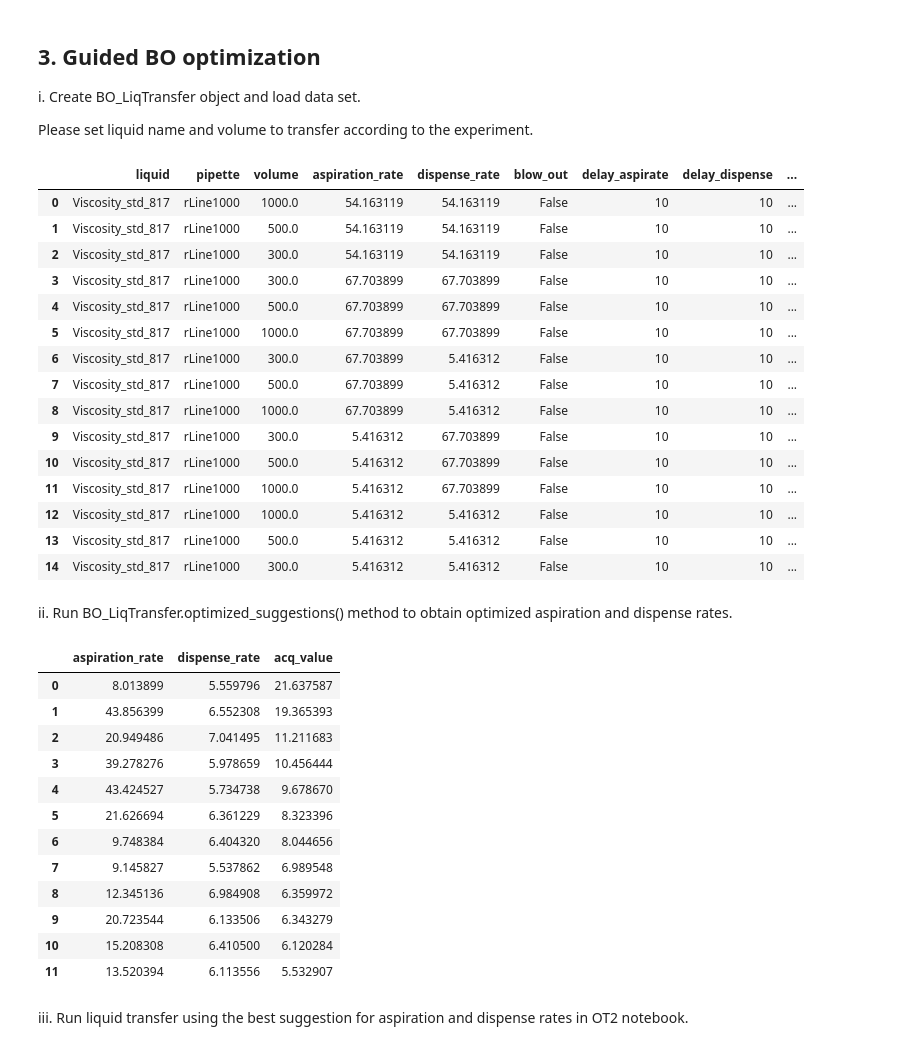
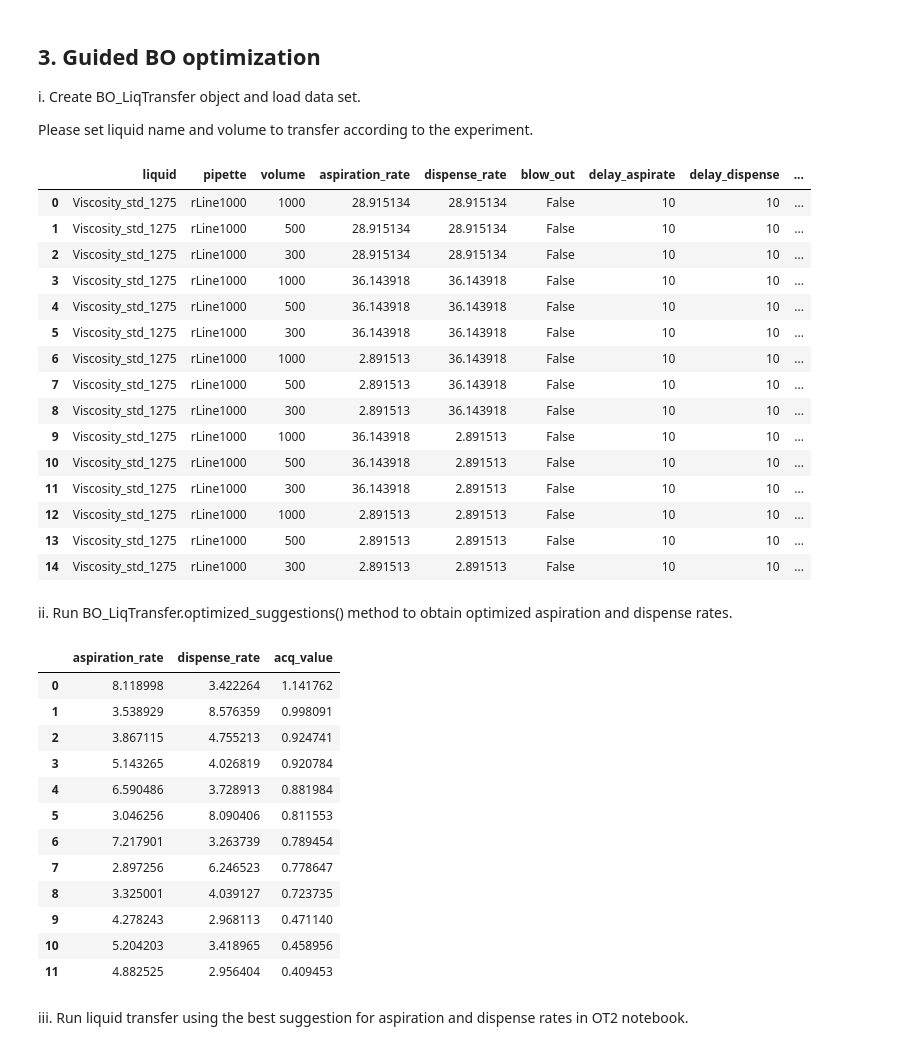
Before and after one commit to Quijanove/viscosity_liquid_transfer_Pablo, a Jupyter notebook: Sartorious_experiments/Code/BOTorch_optimization_individual_volume_Sartorious.ipynb, the cells around one changed output. Saved outputs shown, nothing was run; the diff lists cells and outputs as text; code cells hidden in the pictures.

```diff
--- a/Sartorious_experiments/Code/BOTorch_optimization_individual_volume_Sartorious.ipynb
+++ b/Sartorious_experiments/Code/BOTorch_optimization_individual_volume_Sartorious.ipynb
@@ -289,31 +289,31 @@ i.   Create BO_LiqTransfer object and load data set.
 Please set liquid name and volume to transfer according to the experiment.
 # %%
 # Change according to experiment
-std = '817'
+std = '1275'
 liquid_name = 'Viscosity_std_' + std
-density = 0.8466
+density = 0.8736
 # Do not change
 liq = BO_LiqTransfer(liquid_name)
 folder = (r"C:\Users\admin\Documents\GitHub\viscosity_liquid_transfer_Pablo\Sartorious_experiments\Initialisation_Data")
 liq.data_from_csv(folder+r'/'+'Initialisation_'+std+'.csv')
 liq._data
 # %% [output]
 |  | liquid | pipette | volume | aspiration_rate | dispense_rate | blow_out | delay_aspirate | delay_dispense | ... |
-| 0 | Viscosity_std_817 | rLine1000 | 1000.0 | 54.163119 | 54.163119 | False | 10 | 10 | ... |
-| 1 | Viscosity_std_817 | rLine1000 | 500.0 | 54.163119 | 54.163119 | False | 10 | 10 | ... |
-| 2 | Viscosity_std_817 | rLine1000 | 300.0 | 54.163119 | 54.163119 | False | 10 | 10 | ... |
-| 3 | Viscosity_std_817 | rLine1000 | 300.0 | 67.703899 | 67.703899 | False | 10 | 10 | ... |
-| 4 | Viscosity_std_817 | rLine1000 | 500.0 | 67.703899 | 67.703899 | False | 10 | 10 | ... |
-| 5 | Viscosity_std_817 | rLine1000 | 1000.0 | 67.703899 | 67.703899 | False | 10 | 10 | ... |
-| 6 | Viscosity_std_817 | rLine1000 | 300.0 | 67.703899 | 5.416312 | False | 10 | 10 | ... |
-| 7 | Viscosity_std_817 | rLine1000 | 500.0 | 67.703899 | 5.416312 | False | 10 | 10 | ... |
-| 8 | Viscosity_std_817 | rLine1000 | 1000.0 | 67.703899 | 5.416312 | False | 10 | 10 | ... |
-| 9 | Viscosity_std_817 | rLine1000 | 300.0 | 5.416312 | 67.703899 | False | 10 | 10 | ... |
-| 10 | Viscosity_std_817 | rLine1000 | 500.0 | 5.416312 | 67.703899 | False | 10 | 10 | ... |
-| 11 | Viscosity_std_817 | rLine1000 | 1000.0 | 5.416312 | 67.703899 | False | 10 | 10 | ... |
-| 12 | Viscosity_std_817 | rLine1000 | 1000.0 | 5.416312 | 5.416312 | False | 10 | 10 | ... |
-| 13 | Viscosity_std_817 | rLine1000 | 500.0 | 5.416312 | 5.416312 | False | 10 | 10 | ... |
-| 14 | Viscosity_std_817 | rLine1000 | 300.0 | 5.416312 | 5.416312 | False | 10 | 10 | ... |
+| 0 | Viscosity_std_1275 | rLine1000 | 1000 | 28.915134 | 28.915134 | False | 10 | 10 | ... |
+| 1 | Viscosity_std_1275 | rLine1000 | 500 | 28.915134 | 28.915134 | False | 10 | 10 | ... |
+| 2 | Viscosity_std_1275 | rLine1000 | 300 | 28.915134 | 28.915134 | False | 10 | 10 | ... |
+| 3 | Viscosity_std_1275 | rLine1000 | 1000 | 36.143918 | 36.143918 | False | 10 | 10 | ... |
+| 4 | Viscosity_std_1275 | rLine1000 | 500 | 36.143918 | 36.143918 | False | 10 | 10 | ... |
+| 5 | Viscosity_std_1275 | rLine1000 | 300 | 36.143918 | 36.143918 | False | 10 | 10 | ... |
+| 6 | Viscosity_std_1275 | rLine1000 | 1000 | 2.891513 | 36.143918 | False | 10 | 10 | ... |
+| 7 | Viscosity_std_1275 | rLine1000 | 500 | 2.891513 | 36.143918 | False | 10 | 10 | ... |
+| 8 | Viscosity_std_1275 | rLine1000 | 300 | 2.891513 | 36.143918 | False | 10 | 10 | ... |
+| 9 | Viscosity_std_1275 | rLine1000 | 1000 | 36.143918 | 2.891513 | False | 10 | 10 | ... |
+| 10 | Viscosity_std_1275 | rLine1000 | 500 | 36.143918 | 2.891513 | False | 10 | 10 | ... |
+| 11 | Viscosity_std_1275 | rLine1000 | 300 | 36.143918 | 2.891513 | False | 10 | 10 | ... |
+| 12 | Viscosity_std_1275 | rLine1000 | 1000 | 2.891513 | 2.891513 | False | 10 | 10 | ... |
+| 13 | Viscosity_std_1275 | rLine1000 | 500 | 2.891513 | 2.891513 | False | 10 | 10 | ... |
+| 14 | Viscosity_std_1275 | rLine1000 | 300 | 2.891513 | 2.891513 | False | 10 | 10 | ... |
 # %% [markdown]
 
 ii.   Run BO_LiqTransfer.optimized_suggestions() method to obtain optimized aspiration and dispense rates.
@@ -322,18 +322,18 @@ volume = 300
 liq.optimized_suggestions(volume)
 # %% [output]
 |  | aspiration_rate | dispense_rate | acq_value |
-| 0 | 8.013899 | 5.559796 | 21.637587 |
-| 1 | 43.856399 | 6.552308 | 19.365393 |
-| 2 | 20.949486 | 7.041495 | 11.211683 |
-| 3 | 39.278276 | 5.978659 | 10.456444 |
-| 4 | 43.424527 | 5.734738 | 9.678670 |
-| 5 | 21.626694 | 6.361229 | 8.323396 |
-| 6 | 9.748384 | 6.404320 | 8.044656 |
-| 7 | 9.145827 | 5.537862 | 6.989548 |
-| 8 | 12.345136 | 6.984908 | 6.359972 |
-| 9 | 20.723544 | 6.133506 | 6.343279 |
-| 10 | 15.208308 | 6.410500 | 6.120284 |
-| 11 | 13.520394 | 6.113556 | 5.532907 |
+| 0 | 8.118998 | 3.422264 | 1.141762 |
+| 1 | 3.538929 | 8.576359 | 0.998091 |
+| 2 | 3.867115 | 4.755213 | 0.924741 |
+| 3 | 5.143265 | 4.026819 | 0.920784 |
+| 4 | 6.590486 | 3.728913 | 0.881984 |
+| 5 | 3.046256 | 8.090406 | 0.811553 |
+| 6 | 7.217901 | 3.263739 | 0.789454 |
+| 7 | 2.897256 | 6.246523 | 0.778647 |
+| 8 | 3.325001 | 4.039127 | 0.723735 |
+| 9 | 4.278243 | 2.968113 | 0.471140 |
+| 10 | 5.204203 | 3.418965 | 0.458956 |
+| 11 | 4.882525 | 2.956404 | 0.409453 |
 # %%
 liquids_dict = {
   liquid_name :{
```
Also changed, not shown: parts of 13 cells of this notebook, 3 other files.
